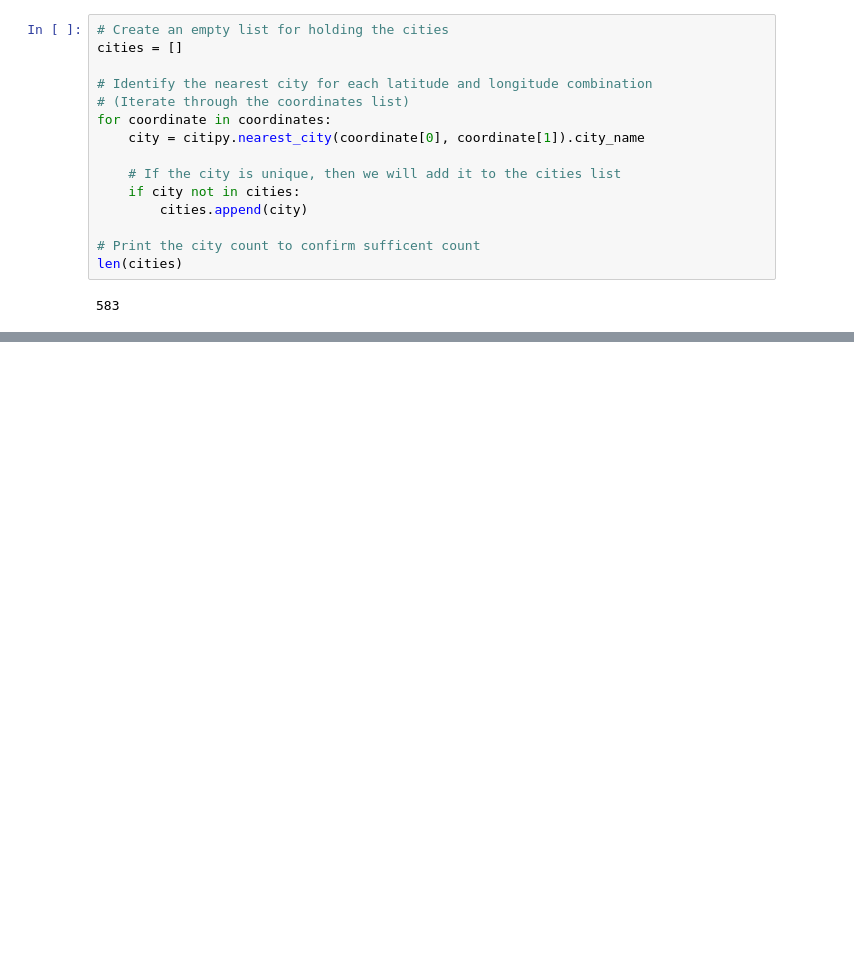
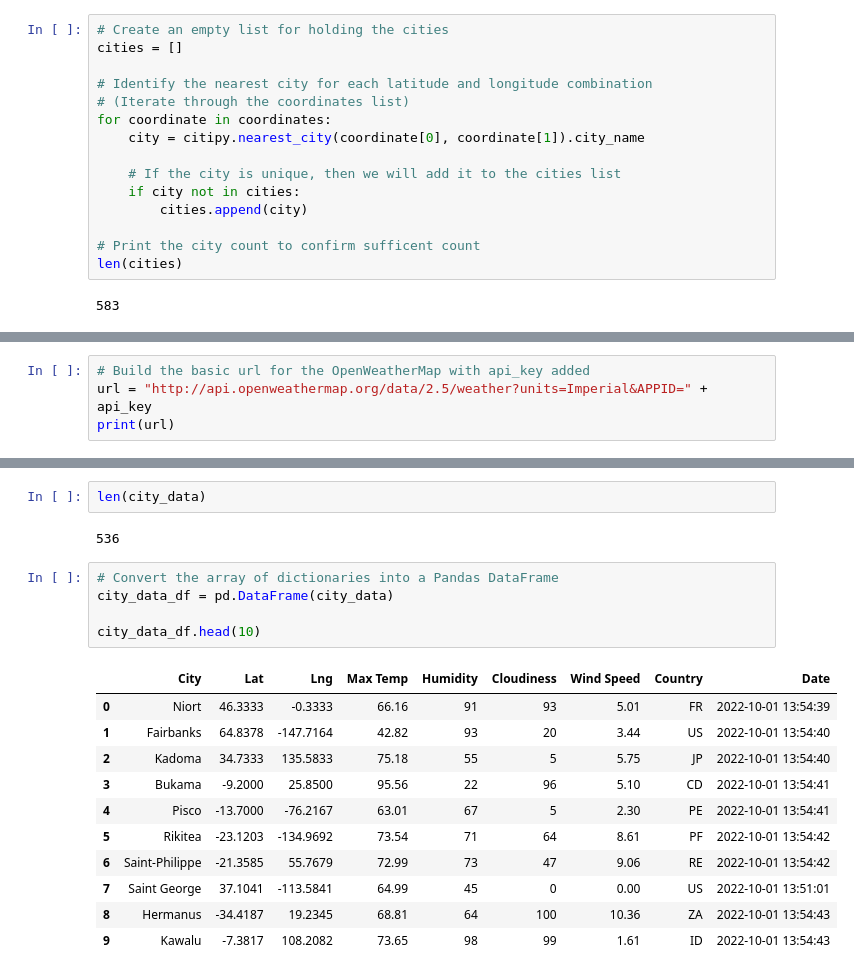
Before and after one commit to hdanso/world_weather_analysis, a Jupyter notebook: WeatherPy.ipynb, the cells around one changed output, grey strips where cells are left out. Drawn from its saved outputs; the diff is of its cells as text; blank space fills up the shorter version.

```diff
--- a/WeatherPy.ipynb
+++ b/WeatherPy.ipynb
@@ -38,0 +47,4 @@ len(cities)
+# %%
+# Build the basic url for the OpenWeatherMap with api_key added
+url = "http://api.openweathermap.org/data/2.5/weather?units=Imperial&APPID=" + api_key
+print(url)
@@ -38,0 +139,21 @@ len(cities)
+# %%
+len(city_data)
+# %% [output]
+536
+# %%
+# Convert the array of dictionaries into a Pandas DataFrame
+city_data_df = pd.DataFrame(city_data)
+
+city_data_df.head(10)
+# %% [output]
+|  | City | Lat | Lng | Max Temp | Humidity | Cloudiness | Wind Speed | Country | Date |
+| 0 | Niort | 46.3333 | -0.3333 | 66.16 | 91 | 93 | 5.01 | FR | 2022-10-01 13:54:39 |
+| 1 | Fairbanks | 64.8378 | -147.7164 | 42.82 | 93 | 20 | 3.44 | US | 2022-10-01 13:54:40 |
+| 2 | Kadoma | 34.7333 | 135.5833 | 75.18 | 55 | 5 | 5.75 | JP | 2022-10-01 13:54:40 |
+| 3 | Bukama | -9.2000 | 25.8500 | 95.56 | 22 | 96 | 5.10 | CD | 2022-10-01 13:54:41 |
+| 4 | Pisco | -13.7000 | -76.2167 | 63.01 | 67 | 5 | 2.30 | PE | 2022-10-01 13:54:41 |
+| 5 | Rikitea | -23.1203 | -134.9692 | 73.54 | 71 | 64 | 8.61 | PF | 2022-10-01 13:54:42 |
+| 6 | Saint-Philippe | -21.3585 | 55.7679 | 72.99 | 73 | 47 | 9.06 | RE | 2022-10-01 13:54:42 |
+| 7 | Saint George | 37.1041 | -113.5841 | 64.99 | 45 | 0 | 0.00 | US | 2022-10-01 13:51:01 |
+| 8 | Hermanus | -34.4187 | 19.2345 | 68.81 | 64 | 100 | 10.36 | ZA | 2022-10-01 13:54:43 |
+| 9 | Kawalu | -7.3817 | 108.2082 | 73.65 | 98 | 99 | 1.61 | ID | 2022-10-01 13:54:43 |
```
Also changed, not shown: parts of 5 cells of this notebook, 1 other file.
